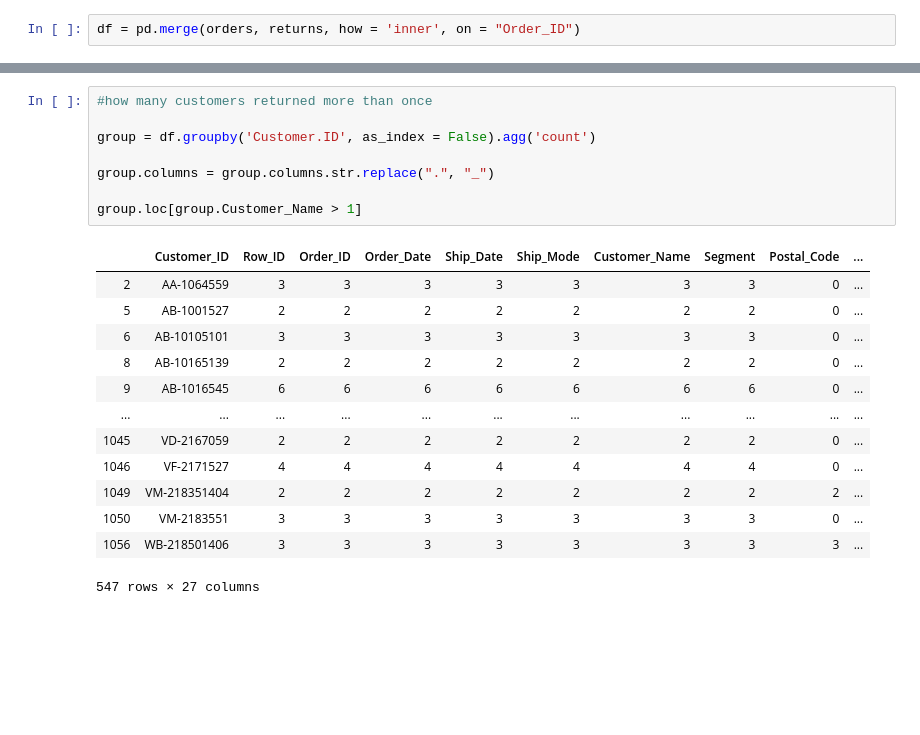
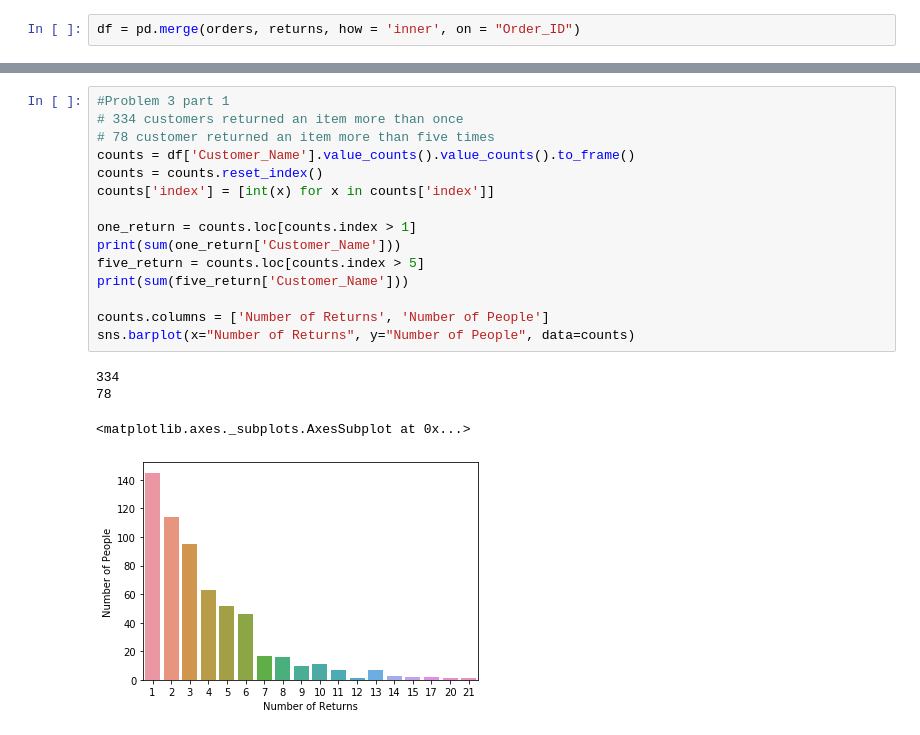
Before and after one commit to bpj2500/ml_lab, a Jupyter notebook: Final .ipynb, the cells around one changed output, grey strips where cells are left out. Cells and saved outputs as stored; diff of their text form; blank space fills up the shorter version.

```diff
--- a/Final .ipynb
+++ b/Final .ipynb
@@ -173,22 +83,20 @@ df
-# %%
-#how many customers returned more than once
-
-group = df.groupby('Customer.ID', as_index = False).agg('count')
-
-group.columns = group.columns.str.replace(".", "_")
-
-group.loc[group.Customer_Name > 1]
-# %% [output]
-|  | Customer_ID | Row_ID | Order_ID | Order_Date | Ship_Date | Ship_Mode | Customer_Name | Segment | Postal_Code | ... |
-| 2 | AA-1064559 | 3 | 3 | 3 | 3 | 3 | 3 | 3 | 0 | ... |
-| 5 | AB-1001527 | 2 | 2 | 2 | 2 | 2 | 2 | 2 | 0 | ... |
-| 6 | AB-10105101 | 3 | 3 | 3 | 3 | 3 | 3 | 3 | 0 | ... |
-| 8 | AB-10165139 | 2 | 2 | 2 | 2 | 2 | 2 | 2 | 0 | ... |
-| 9 | AB-1016545 | 6 | 6 | 6 | 6 | 6 | 6 | 6 | 0 | ... |
-| ... | ... | ... | ... | ... | ... | ... | ... | ... | ... | ... |
-| 1045 | VD-2167059 | 2 | 2 | 2 | 2 | 2 | 2 | 2 | 0 | ... |
-| 1046 | VF-2171527 | 4 | 4 | 4 | 4 | 4 | 4 | 4 | 0 | ... |
-| 1049 | VM-218351404 | 2 | 2 | 2 | 2 | 2 | 2 | 2 | 2 | ... |
-| 1050 | VM-2183551 | 3 | 3 | 3 | 3 | 3 | 3 | 3 | 0 | ... |
-| 1056 | WB-218501406 | 3 | 3 | 3 | 3 | 3 | 3 | 3 | 3 | ... |
-547 rows × 27 columns
+# %%
+#Problem 3 part 1
+# 334 customers returned an item more than once
+# 78 customer returned an item more than five times
+counts = df['Customer_Name'].value_counts().value_counts().to_frame()
+counts = counts.reset_index()
+counts['index'] = [int(x) for x in counts['index']]
+
+one_return = counts.loc[counts.index > 1]
+print(sum(one_return['Customer_Name']))
+five_return = counts.loc[counts.index > 5]
+print(sum(five_return['Customer_Name']))
+
+counts.columns = ['Number of Returns', 'Number of People']
+sns.barplot(x="Number of Returns", y="Number of People", data=counts)
+# %% [output]
+334
+78
+<matplotlib.axes._subplots.AxesSubplot at 0x...>
+[figure, added]
```
Also changed, not shown: parts of 16 cells of this notebook.
